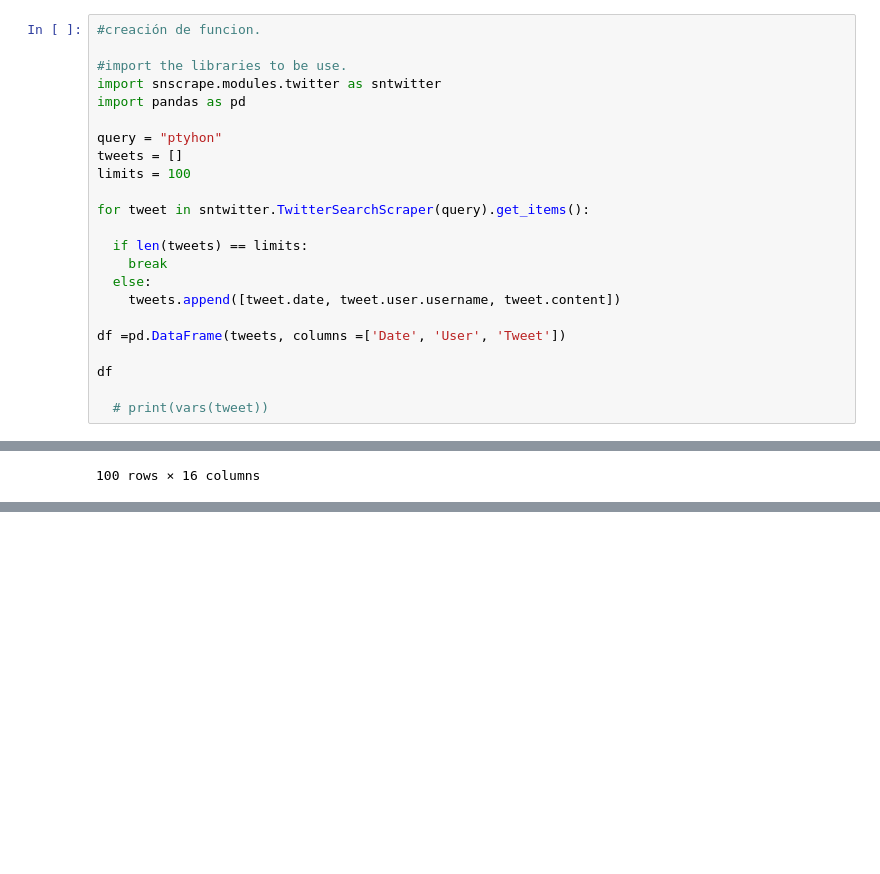
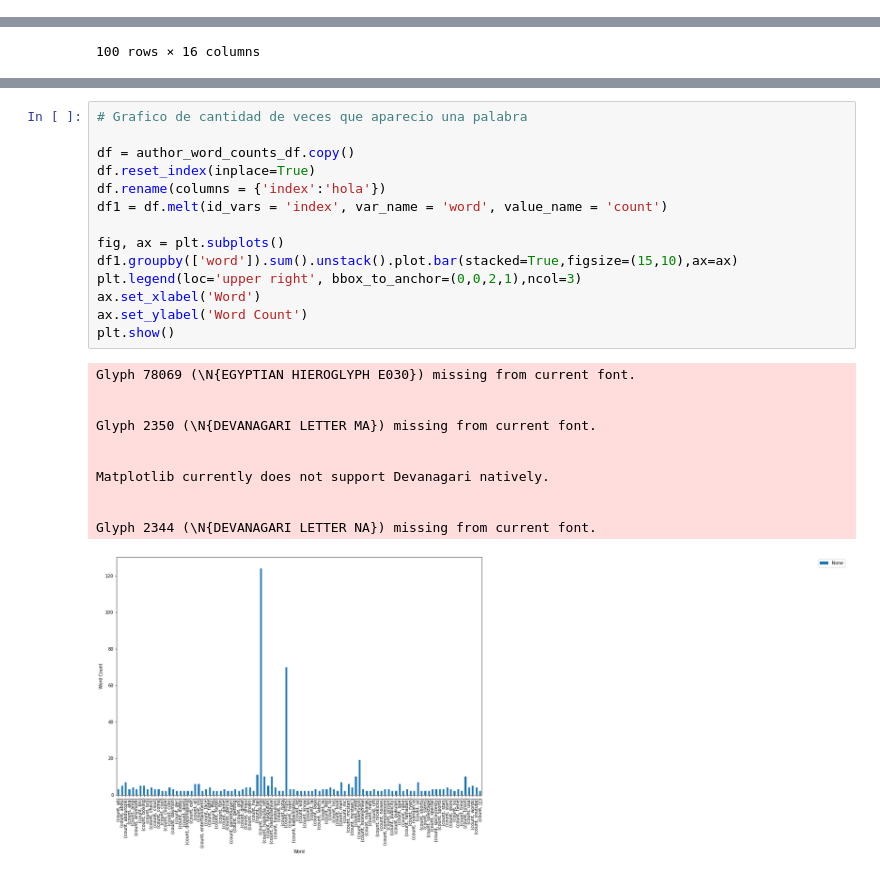
Before and after one commit to jsebastianquiroga/Topicos_analitica, a Jupyter notebook: Notebook/Empirical_network_twitter.ipynb, the cells around one changed output, grey strips where cells are left out. Cells and saved outputs as stored; diff of their text form; blank space fills up the shorter version.

```diff
--- a/Notebook/Empirical_network_twitter.ipynb
+++ b/Notebook/Empirical_network_twitter.ipynb
@@ -41,26 +65,3 @@ Requirement already satisfied: certifi>=2017.4.17 in /usr/local/lib/python3.9/di
 Requirement already satisfied: urllib3<1.27,>=1.21.1 in /usr/local/lib/python3.9/dist-packages (from requests[socks]->snscrape) (1.26.15)
 Requirement already satisfied: idna<4,>=2.5 in /usr/local/lib/python3.9/dist-packages (from requests[socks]->snscrape) (3.4)
 Requirement already satisfied: PySocks!=1.5.7,>=1.5.6 in /usr/local/lib/python3.9/dist-packages (from requests[socks]->snscrape) (1.7.1)
-# %%
-#creación de funcion.
-
-#import the libraries to be use.
-import snscrape.modules.twitter as sntwitter
-import pandas as pd
-
-query = "ptyhon"
-tweets = []
-limits = 100
-
-for tweet in sntwitter.TwitterSearchScraper(query).get_items():
-
-  if len(tweets) == limits:
-    break
-  else:
-    tweets.append([tweet.date, tweet.user.username, tweet.content])
-
-df =pd.DataFrame(tweets, columns =['Date', 'User', 'Tweet'])
-
-df
-
-  # print(vars(tweet))
@@ -496,0 +355,26 @@ tg1.data
+# %%
+# Grafico de cantidad de veces que aparecio una palabra
+
+df = author_word_counts_df.copy()
+df.reset_index(inplace=True)
+df.rename(columns = {'index':'hola'})
+df1 = df.melt(id_vars = 'index', var_name = 'word', value_name = 'count')
+
+fig, ax = plt.subplots()
+df1.groupby(['word']).sum().unstack().plot.bar(stacked=True,figsize=(15,10),ax=ax)
+plt.legend(loc='upper right', bbox_to_anchor=(0,0,2,1),ncol=3)
+ax.set_xlabel('Word')
+ax.set_ylabel('Word Count')
+plt.show()
+# %% [output]
+Glyph 78069 (\N{EGYPTIAN HIEROGLYPH E030}) missing from current font.
+
+
+Glyph 2350 (\N{DEVANAGARI LETTER MA}) missing from current font.
+
+
+Matplotlib currently does not support Devanagari natively.
+
+
+Glyph 2344 (\N{DEVANAGARI LETTER NA}) missing from current font.
+[figure, added]
```
Also changed, not shown: parts of 19 cells of this notebook.
